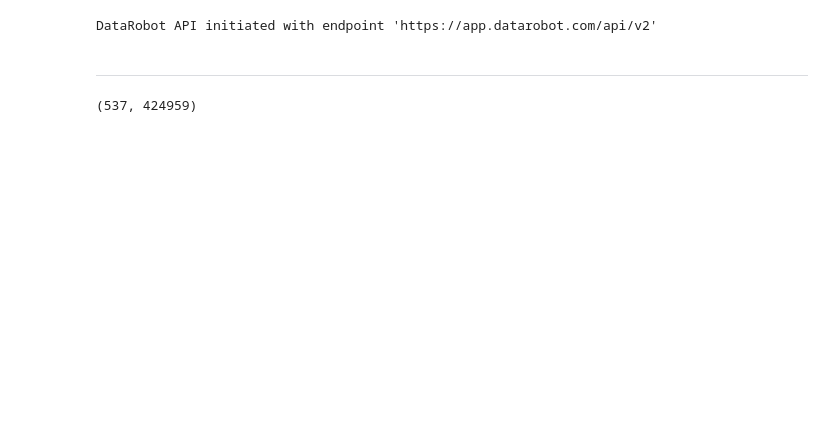
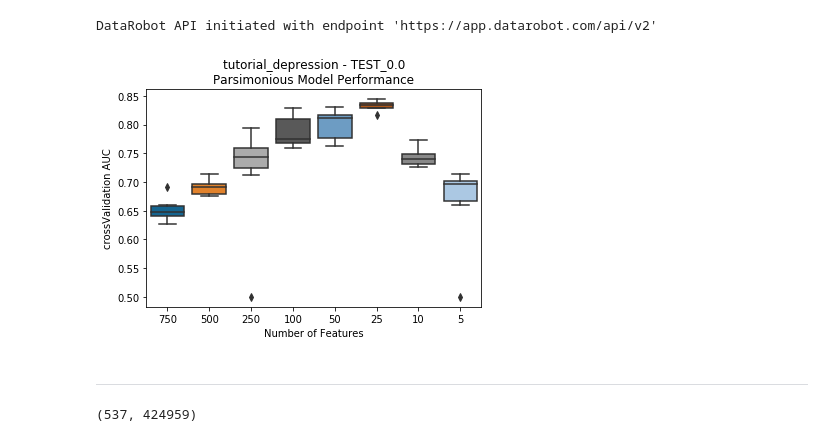
Before and after one commit to FoxoTech/rapa, a Jupyter notebook: notebook_test.ipynb, the cells around one changed output. Cells and saved outputs as stored; diff of their text form; code cells hidden in the pictures; blank space fills up the shorter version.

```diff
--- a/notebook_test.ipynb
+++ b/notebook_test.ipynb
@@ -19,6 +20,12 @@ DataRobot API initiated with endpoint 'https://app.datarobot.com/api/v2'
 # %%
 # Creates a rapa classifcation object
 depression_classification = rapa.RAPAClassif()
+# %%
+project = rapa.utils.find_project('tutorial_depression')
+# %%
+x = rapa.utils.parsimony_performance_boxplot(project, 'TEST_0.0')
+# %% [output]
+[figure, added]
 # %% [markdown]
 ---
 # %%
```
Also changed, not shown: parts of 7 cells of this notebook, 4 other files.
